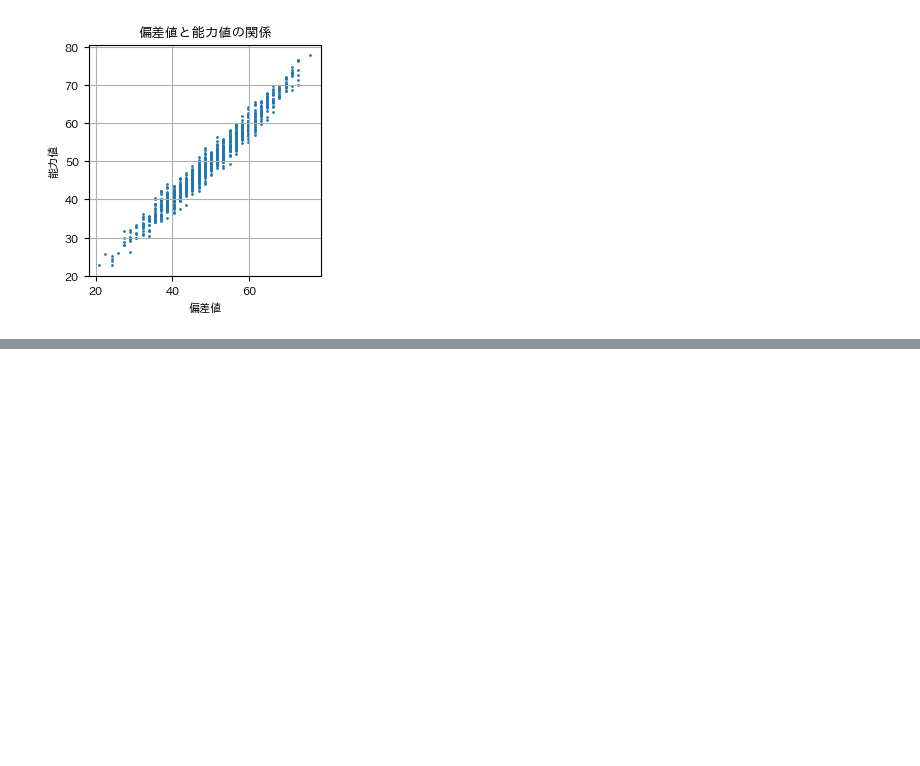
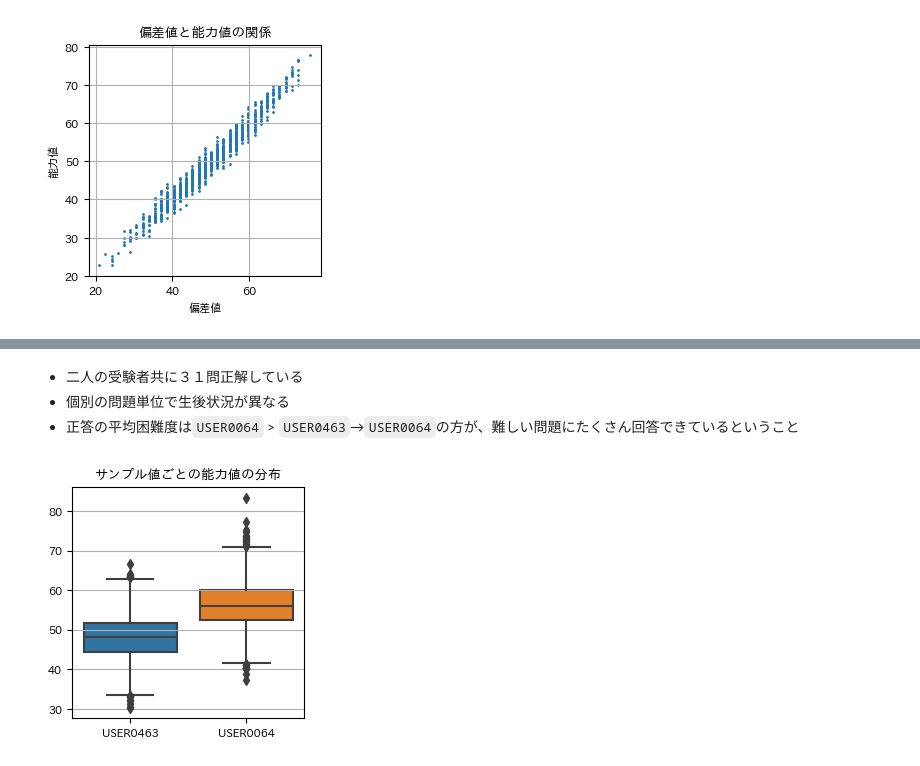
Before and after one commit to makkimaki/python-bayes-intro, a Jupyter notebook: すらすらベイズ写経_3−3_【IRT_evaluation】.ipynb, the cells around one changed output, grey strips where cells are left out. Saved outputs shown, nothing was run; the diff lists cells and outputs as text; code cells hidden in the pictures; blank space fills up the shorter version.

```diff
--- a/すらすらベイズ写経_3−3_【IRT_evaluation】.ipynb
+++ b/すらすらベイズ写経_3−3_【IRT_evaluation】.ipynb
@@ -333,0 +392,23 @@ plt.show()
+# %% [markdown]
+- 二人の受験者共に３１問正解している
+- 個別の問題単位で生後状況が異なる
+- 正答の平均困難度は`USER0064` > `USER0463`→`USER0064`の方が、難しい問題にたくさん回答できているということ
+# %%
+# USER0463とUSER0064の能力値のサンプルデータを抽出
+w1 = idata1["posterior"].data_vars["theta"].loc[:,:,["USER0463", "USER0064"]].values   # .data_varsはなくても同じだと思われる
+
+#　軸の順番を入れ替え、受験者を第一要素とする行列へ変換
+w2 = w1.transpose().reshape(2, -1)
+
+#　能力値のスケールを変更
+w3 = (w2 - x1_mean) / x1_std * 10 + 50
+
+#　受験者を列名とするデータフレームへ変換
+df_w3 = pd.DataFrame(w3.T, columns=["USER0463", "USER0064"])
+
+# seabornのboxplot
+sns.boxplot(df_w3)
+plt.title("サンプル値ごとの能力値の分布")
+plt.show()
+# %% [output]
+[figure, added]
```
Also changed, not shown: parts of 13 cells of this notebook.
